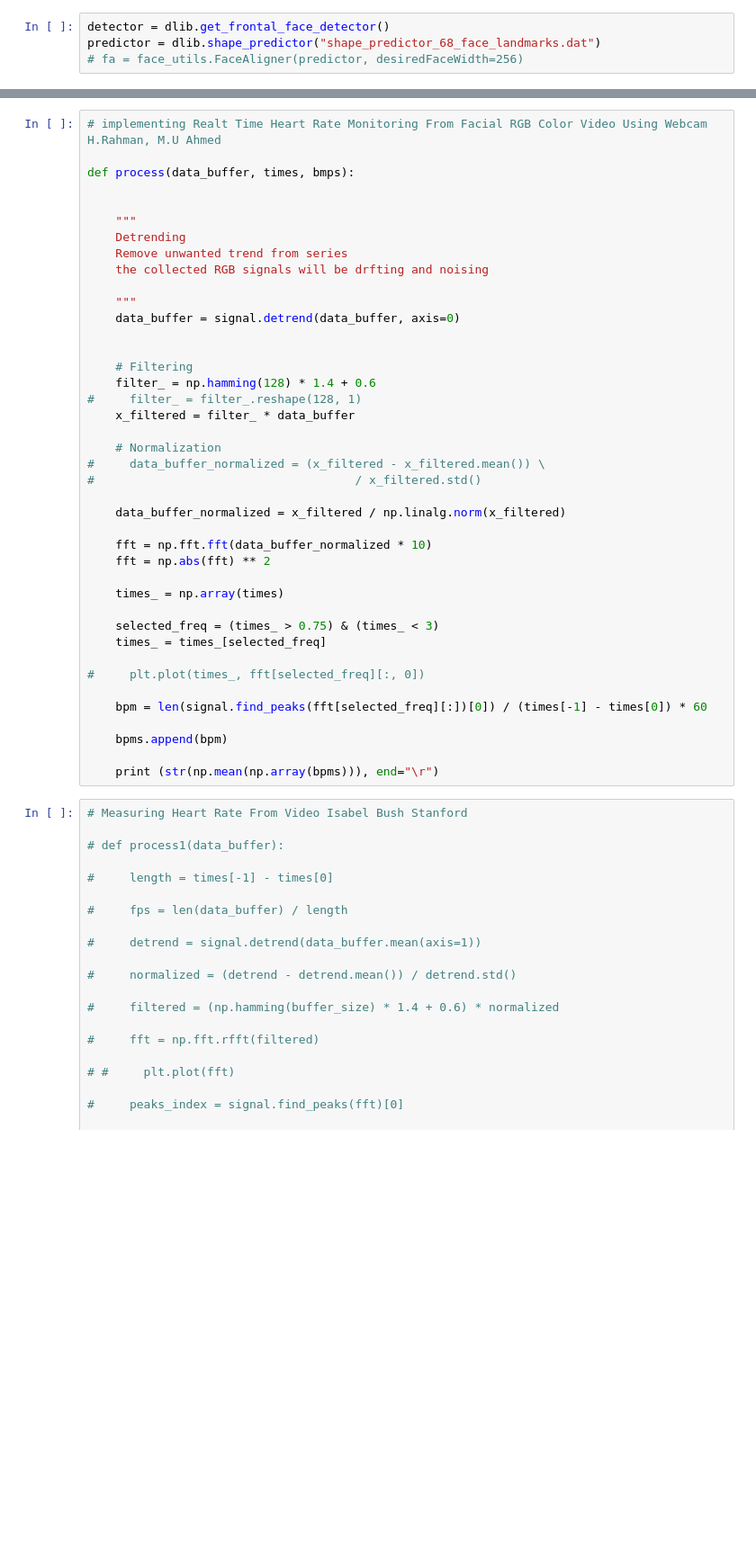
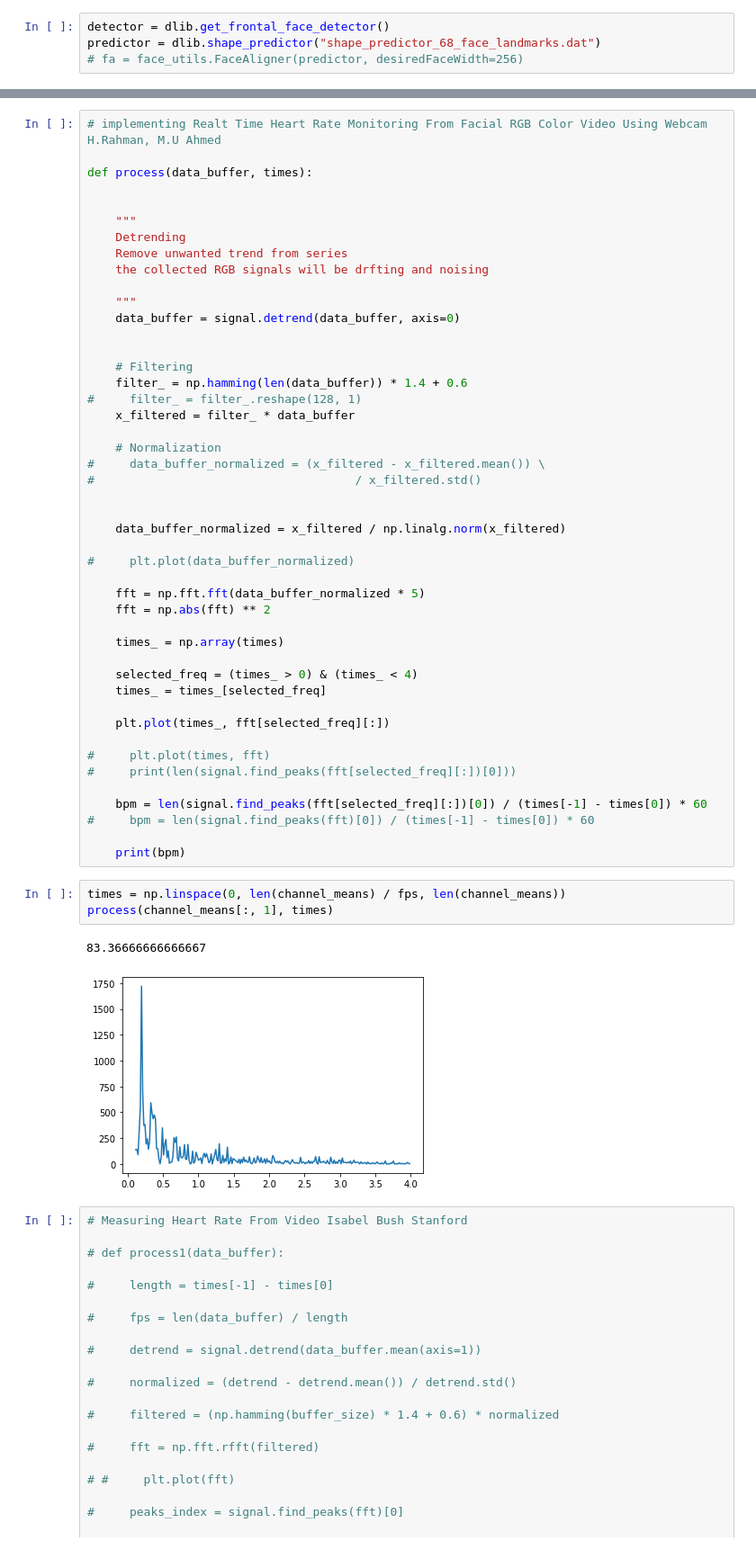
Before and after one commit to pouya-parsa/heart_rate_estimation, a Jupyter notebook: HR_estimation.ipynb, the cells around one changed output, grey strips where cells are left out. Shown at 90% size. Cells and saved outputs as stored; diff of their text form; blank space fills up the shorter version.

Commit message:
Processing Video Files

```diff
--- a/HR_estimation.ipynb
+++ b/HR_estimation.ipynb
@@ -39,7 +37,7 @@ times = [0.4573941230773926, 0.5243048667907715, 0.5884156227111816, 0.659888029
 # %%
 # implementing Realt Time Heart Rate Monitoring From Facial RGB Color Video Using Webcam H.Rahman, M.U Ahmed
 
-def process(data_buffer, times, bmps):
+def process(data_buffer, times):
 
 
     """
@@ -52,7 +50,7 @@ def process(data_buffer, times, bmps):
 
 
     # Filtering
-    filter_ = np.hamming(128) * 1.4 + 0.6
+    filter_ = np.hamming(len(data_buffer)) * 1.4 + 0.6
 #     filter_ = filter_.reshape(128, 1)
     x_filtered = filter_ * data_buffer
 
@@ -60,23 +58,34 @@ def process(data_buffer, times, bmps):
 #     data_buffer_normalized = (x_filtered - x_filtered.mean()) \
 #                                     / x_filtered.std()
 
+
     data_buffer_normalized = x_filtered / np.linalg.norm(x_filtered)
 
-    fft = np.fft.fft(data_buffer_normalized * 10)
+#     plt.plot(data_buffer_normalized)
+
+    fft = np.fft.fft(data_buffer_normalized * 5)
     fft = np.abs(fft) ** 2
 
     times_ = np.array(times)
 
-    selected_freq = (times_ > 0.75) & (times_ < 3)
+    selected_freq = (times_ > 0) & (times_ < 4)
     times_ = times_[selected_freq]
 
-#     plt.plot(times_, fft[selected_freq][:, 0])
+    plt.plot(times_, fft[selected_freq][:])
+
+#     plt.plot(times, fft)
+#     print(len(signal.find_peaks(fft[selected_freq][:])[0]))
 
     bpm = len(signal.find_peaks(fft[selected_freq][:])[0]) / (times[-1] - times[0]) * 60
+#     bpm = len(signal.find_peaks(fft)[0]) / (times[-1] - times[0]) * 60
 
-    bpms.append(bpm)
-
-    print (str(np.mean(np.array(bpms))), end="\r")
+    print(bpm)
+# %%
+times = np.linspace(0, len(channel_means) / fps, len(channel_means))
+process(channel_means[:, 1], times)
+# %% [output]
+83.36666666666667
+[figure, added]
 # %%
 # Measuring Heart Rate From Video Isabel Bush Stanford
 
```
Also changed, not shown: parts of 6 cells of this notebook.
